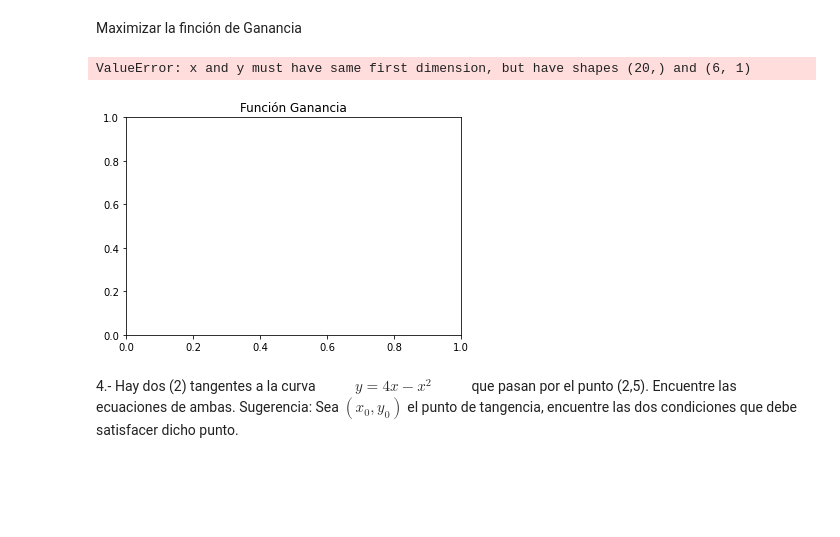
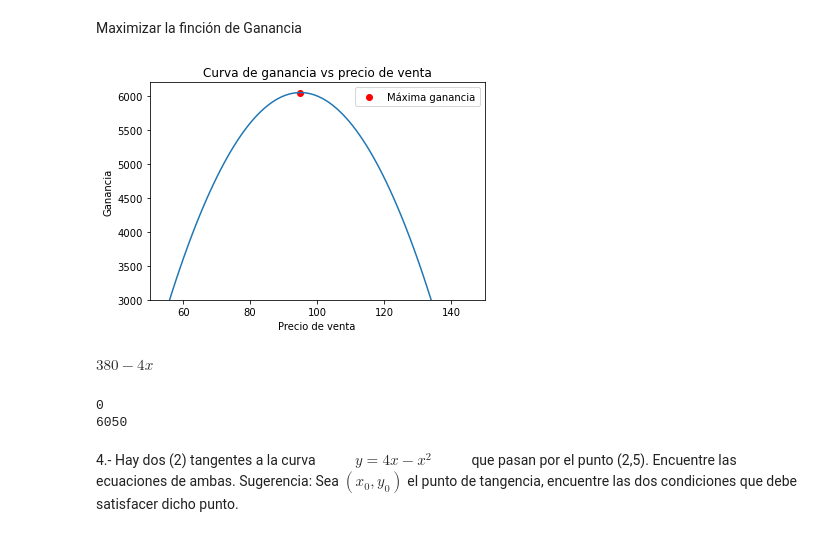
Before and after one commit to lvalinotti/analisis_matematico, a Jupyter notebook: analisis_matematico_parcial_161220.ipynb, the cells around one changed output. Cells and saved outputs as stored; diff of their text form; code cells hidden in the pictures; blank space fills up the shorter version.

```diff
--- a/analisis_matematico_parcial_161220.ipynb
+++ b/analisis_matematico_parcial_161220.ipynb
@@ -367,23 +367,36 @@ $ P = s(-2s+300)-40(-2s+300) \\ P=-2s^2+300s+80s-300·40 \\ P=-2s^2+380s-12000 $
 # %% [markdown]
 Maximizar la finción de Ganancia
 # %%
-x1=np.linspace(-10,10,20)
-y1=-2*x**2+380*x-12000
+x=np.linspace(50,150,100)
+def y(x):
+    return -2*x**2+380*x-12000
-# %%
-plt.title("Función Ganancia")
-plt.plot(x1,y1)
-#plt.xlabel("Precio de venta")
-#plt.ylabel("Unidades vendidas")
-# plt.axhline(0,color="black")
-# plt.axvline(0,color="black")
-#plt.xlim(48,60)
-#plt.ylim(185,205)
-plt.show()
-# %% [output]
-ValueError: x and y must have same first dimension, but have shapes (20,) and (6, 1)
-[figure, removed]
+# %%
+plt.title("Curva de ganancia vs precio de venta")
+plt.plot(x,[y(i) for i in x])
+plt.xlabel("Precio de venta")
+plt.ylabel("Ganancia")
+plt.xlim(50,150)
+plt.ylim(3000,6200)
+plt.scatter(95, 6050, label="Máxima ganancia", color='r')
+plt.legend()
+plt.show()
+# %% [output]
+[figure, added]
 # %%
 x=Symbol('x')
 fx=(-2*x**2+380*x-12000)
+# %%
+diff(-2*x**2+380*x-12000,x)
+# %% [output]
+$\displaystyle 380 - 4 x$
+# %%
+x=95
+print(eval("380-4*x"))
+def y(x):
+    return -2*x**2+380*x-12000
+print(y(x))
+# %% [output]
+0
+6050
 # %% [markdown]
 4.- Hay dos (2) tangentes a la curva $ \hspace{1cm} y = 4x - x^2 \hspace{1cm} $ que pasan por el punto (2,5). Encuentre las ecuaciones de ambas. Sugerencia: Sea $(x_ 0, y_ 0) $ el punto de tangencia, encuentre las dos condiciones que debe satisfacer dicho punto.
```
Also changed, not shown: parts of 15 cells of this notebook, 2 other files.
